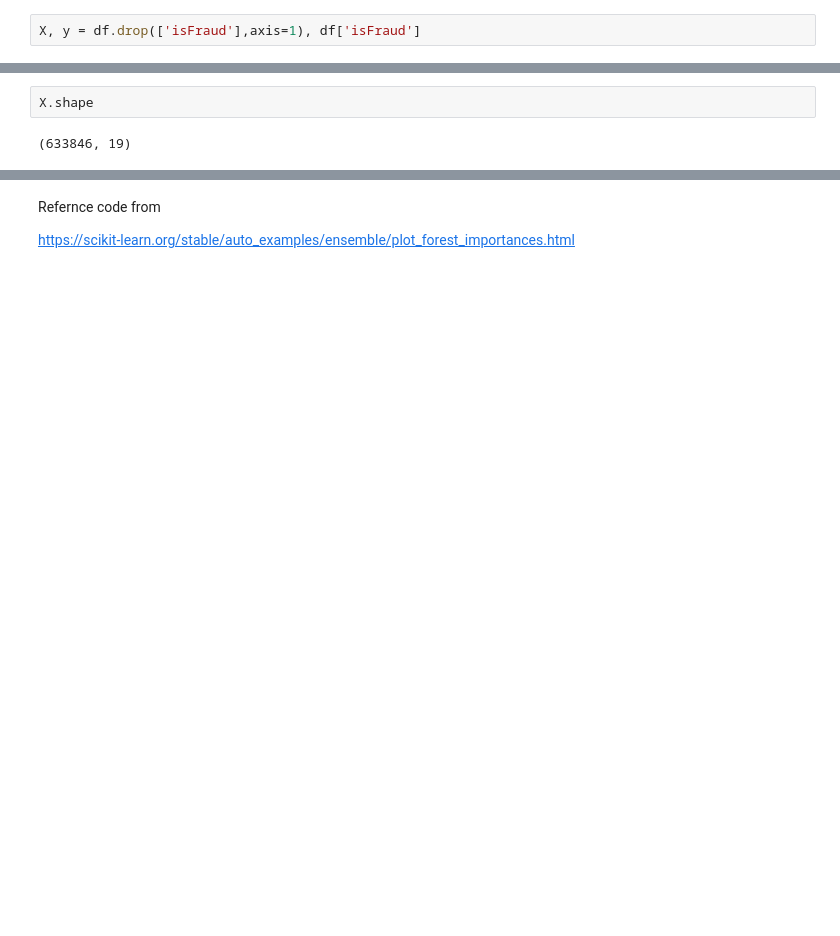
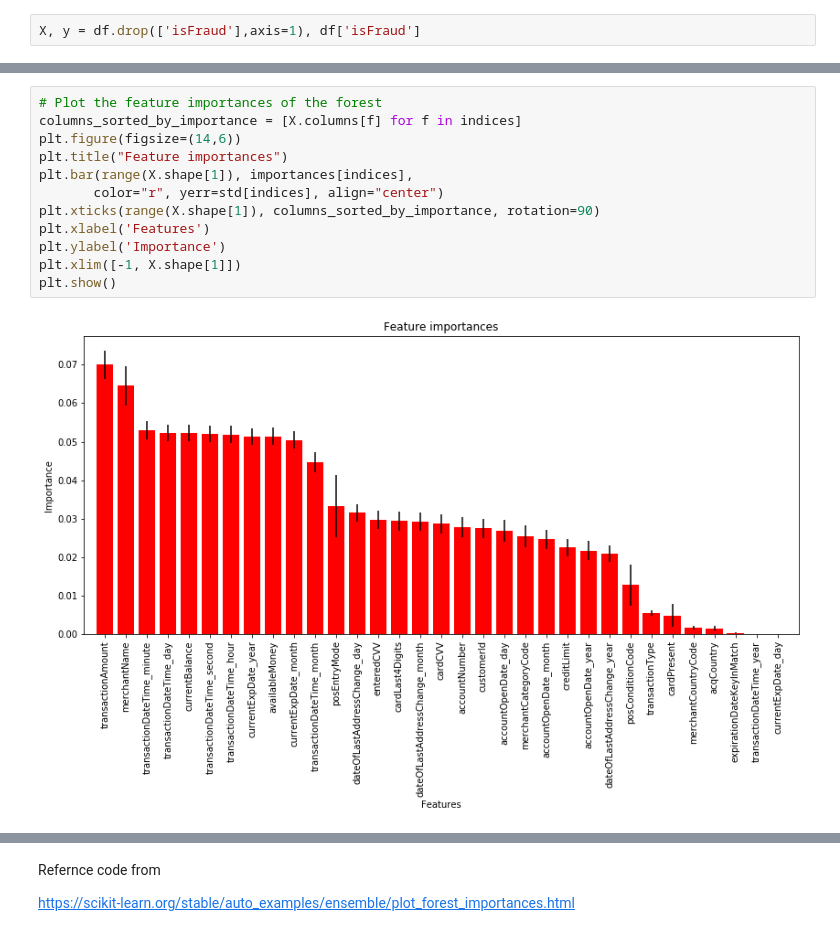
Before and after one commit to msarker000/ml-group-project, a Jupyter notebook: notebooks/Feature-selection.ipynb, the cells around one changed output, grey strips where cells are left out. Drawn from its saved outputs; the diff is of its cells as text; blank space fills up the shorter version.

```diff
--- a/notebooks/Feature-selection.ipynb
+++ b/notebooks/Feature-selection.ipynb
@@ -69,4 +57,14 @@ Feature ranking:
-# %%
-X.shape
-# %% [output]
-(633846, 19)
+# %%
+# Plot the feature importances of the forest
+columns_sorted_by_importance = [X.columns[f] for f in indices]
+plt.figure(figsize=(14,6))
+plt.title("Feature importances")
+plt.bar(range(X.shape[1]), importances[indices],
+       color="r", yerr=std[indices], align="center")
+plt.xticks(range(X.shape[1]), columns_sorted_by_importance, rotation=90)
+plt.xlabel('Features')
+plt.ylabel('Importance')
+plt.xlim([-1, X.shape[1]])
+plt.show()
+# %% [output]
+[figure, added]
```
Also changed, not shown: parts of 10 cells of this notebook, 2 other files.
